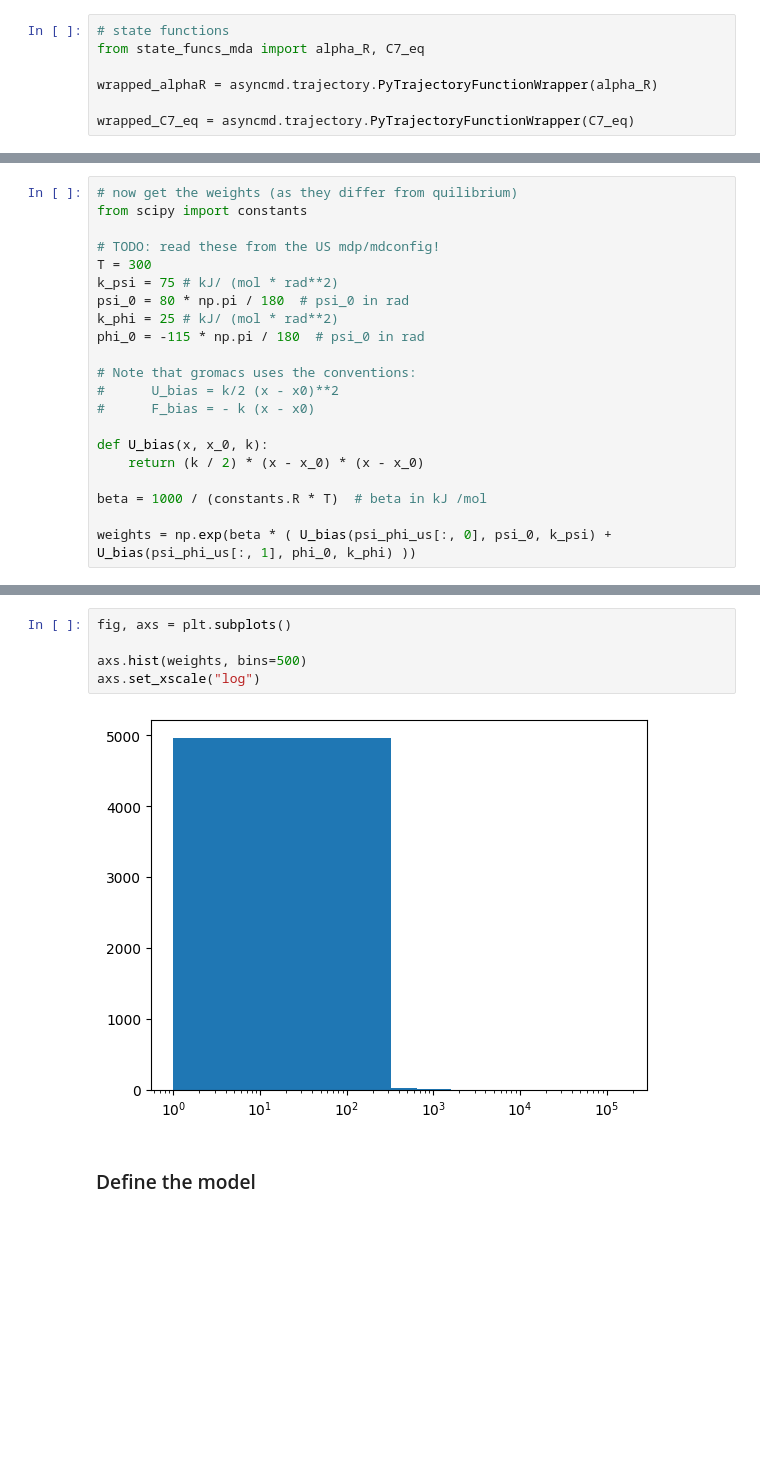
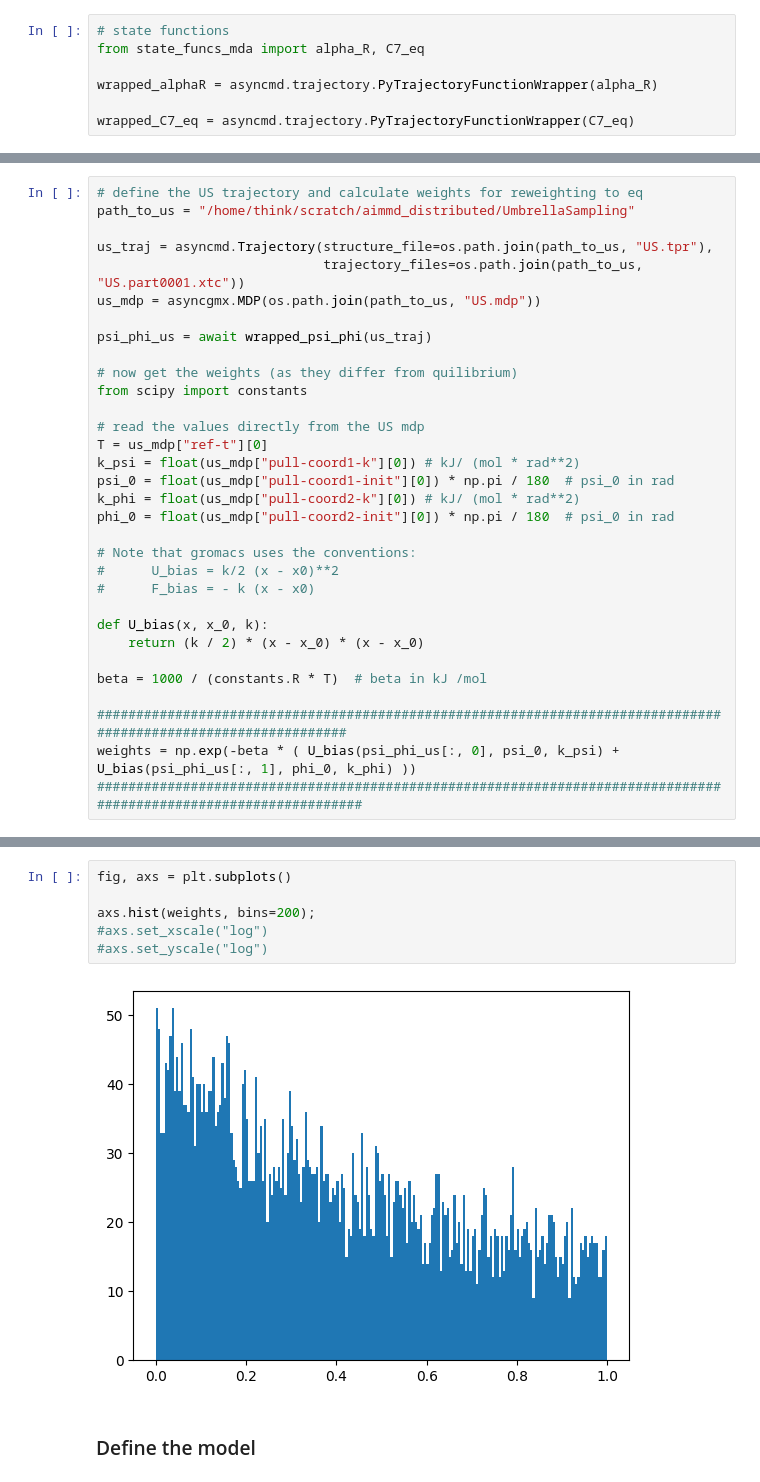
Before and after one commit to bio-phys/aimmd, a Jupyter notebook: examples/distributed/PathSampling_from_EQ_points.ipynb, the cells around one changed output, grey strips where cells are left out. Saved outputs shown, nothing was run; the diff lists cells and outputs as text; blank space fills up the shorter version.

```diff
--- a/examples/distributed/PathSampling_from_EQ_points.ipynb
+++ b/examples/distributed/PathSampling_from_EQ_points.ipynb
@@ -125,13 +102,22 @@ axs.hist(psi_phi_us[:, 0])
 # %%
+# define the US trajectory and calculate weights for reweighting to eq
+path_to_us = "/home/think/scratch/aimmd_distributed/UmbrellaSampling"
+
+us_traj = asyncmd.Trajectory(structure_file=os.path.join(path_to_us, "US.tpr"),
+                             trajectory_files=os.path.join(path_to_us, "US.part0001.xtc"))
+us_mdp = asyncgmx.MDP(os.path.join(path_to_us, "US.mdp"))
+
+psi_phi_us = await wrapped_psi_phi(us_traj)
+
 # now get the weights (as they differ from quilibrium)
 from scipy import constants
 
-# TODO: read these from the US mdp/mdconfig!
-T = 300
-k_psi = 75 # kJ/ (mol * rad**2)
-psi_0 = 80 * np.pi / 180  # psi_0 in rad
-k_phi = 25 # kJ/ (mol * rad**2)
-phi_0 = -115 * np.pi / 180  # psi_0 in rad
+# read the values directly from the US mdp
+T = us_mdp["ref-t"][0]
+k_psi = float(us_mdp["pull-coord1-k"][0]) # kJ/ (mol * rad**2)
+psi_0 = float(us_mdp["pull-coord1-init"][0]) * np.pi / 180  # psi_0 in rad
+k_phi = float(us_mdp["pull-coord2-k"][0]) # kJ/ (mol * rad**2)
+phi_0 = float(us_mdp["pull-coord2-init"][0]) * np.pi / 180  # psi_0 in rad
 
 # Note that gromacs uses the conventions:
 #      U_bias = k/2 (x - x0)**2
@@ -142,7 +128,9 @@ def U_bias(x, x_0, k):
 
 beta = 1000 / (constants.R * T)  # beta in kJ /mol
 
-weights = np.exp(beta * ( U_bias(psi_phi_us[:, 0], psi_0, k_psi) + U_bias(psi_phi_us[:, 1], phi_0, k_phi) ))
+################################################################################################################
+weights = np.exp(-beta * ( U_bias(psi_phi_us[:, 0], psi_0, k_psi) + U_bias(psi_phi_us[:, 1], phi_0, k_phi) ))
+##################################################################################################################
 # %%
 np.min(weights)
 # %% [output]
@@ -154,10 +142,11 @@ np.max(weights)
 # %%
 fig, axs = plt.subplots()
 
-axs.hist(weights, bins=500)
-axs.set_xscale("log")
+axs.hist(weights, bins=200);
+#axs.set_xscale("log")
+#axs.set_yscale("log")
 # %% [output]
-[figure, old version]
+[figure, new version]
 # %% [markdown]
 ### Define the model
 # %%
```
Also changed, not shown: parts of 34 cells of this notebook, 4 other files.
